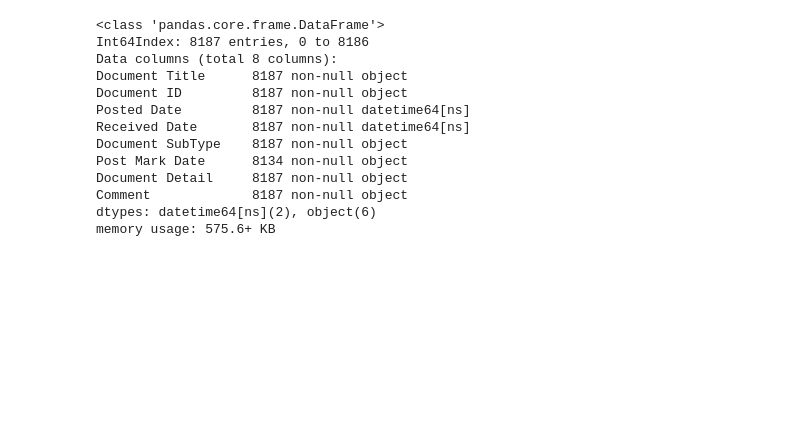
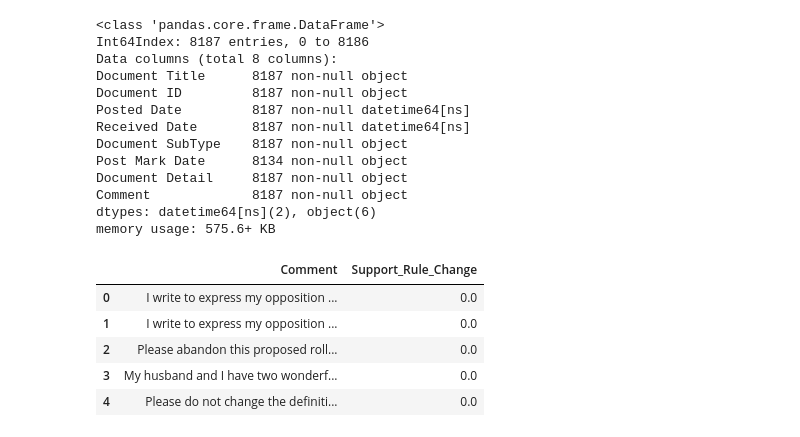
Before and after one commit to Data-Science-for-Conservation/WOTUS_Revision, a Jupyter notebook: Data_Prep.ipynb, the cells around one changed output. Drawn from its saved outputs; the diff is of its cells as text; code cells hidden in the pictures; blank space fills up the shorter version.

Commit message:
feat: combine labeled comments with full dataframe

```diff
--- a/Data_Prep.ipynb
+++ b/Data_Prep.ipynb
@@ -259,3 +254,14 @@ Document Detail     8187 non-null object
 Comment             8187 non-null object
 dtypes: datetime64[ns](2), object(6)
 memory usage: 575.6+ KB
+# %%
+# Read in labeled sample
+labels = pd.read_excel('./Data/comments_labeled.xlsx', index_col=0)
+labels.head()
+# %% [output]
+|  | Comment | Support_Rule_Change |
+| 0 | I write to express my opposition ... | 0.0 |
+| 1 | I write to express my opposition ... | 0.0 |
+| 2 | Please abandon this proposed roll... | 0.0 |
+| 3 | My husband and I have two wonderf... | 0.0 |
+| 4 | Please do not change the definiti... | 0.0 |
```
Also changed, not shown: parts of 9 cells of this notebook.
